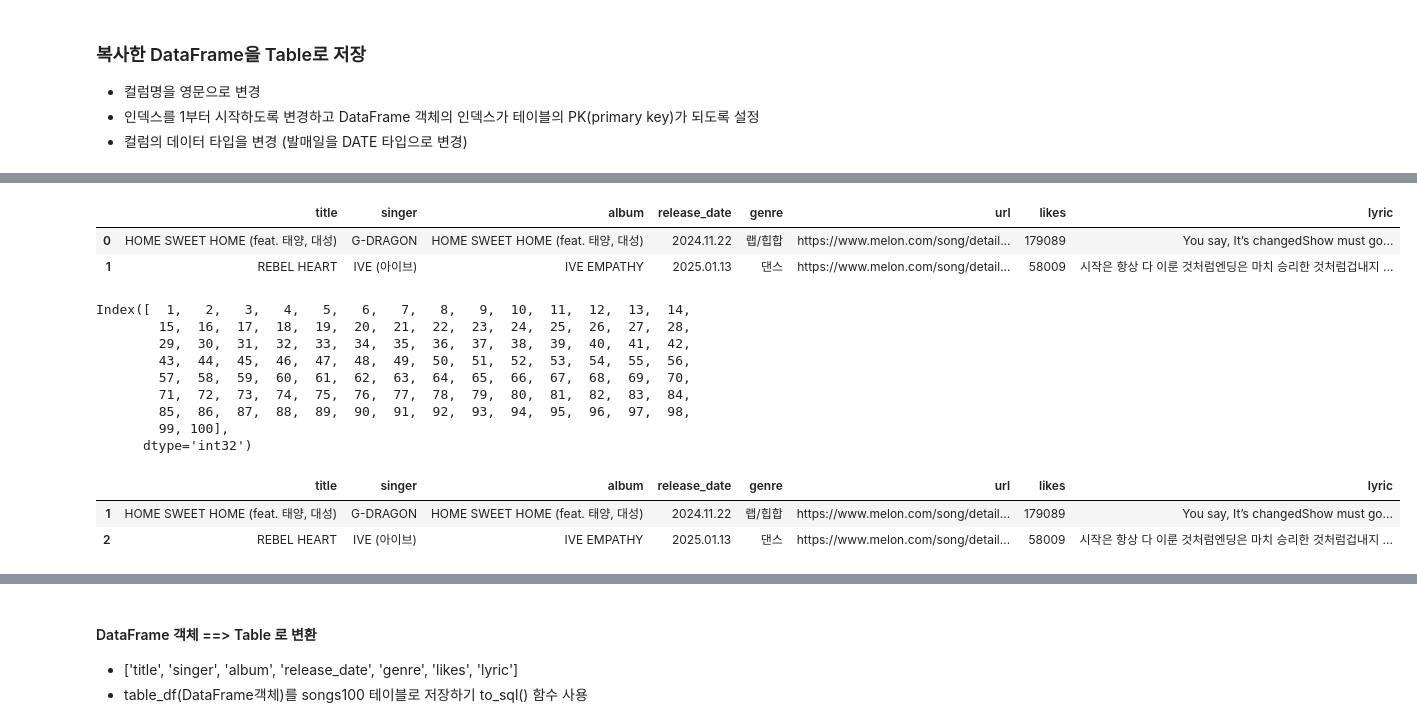
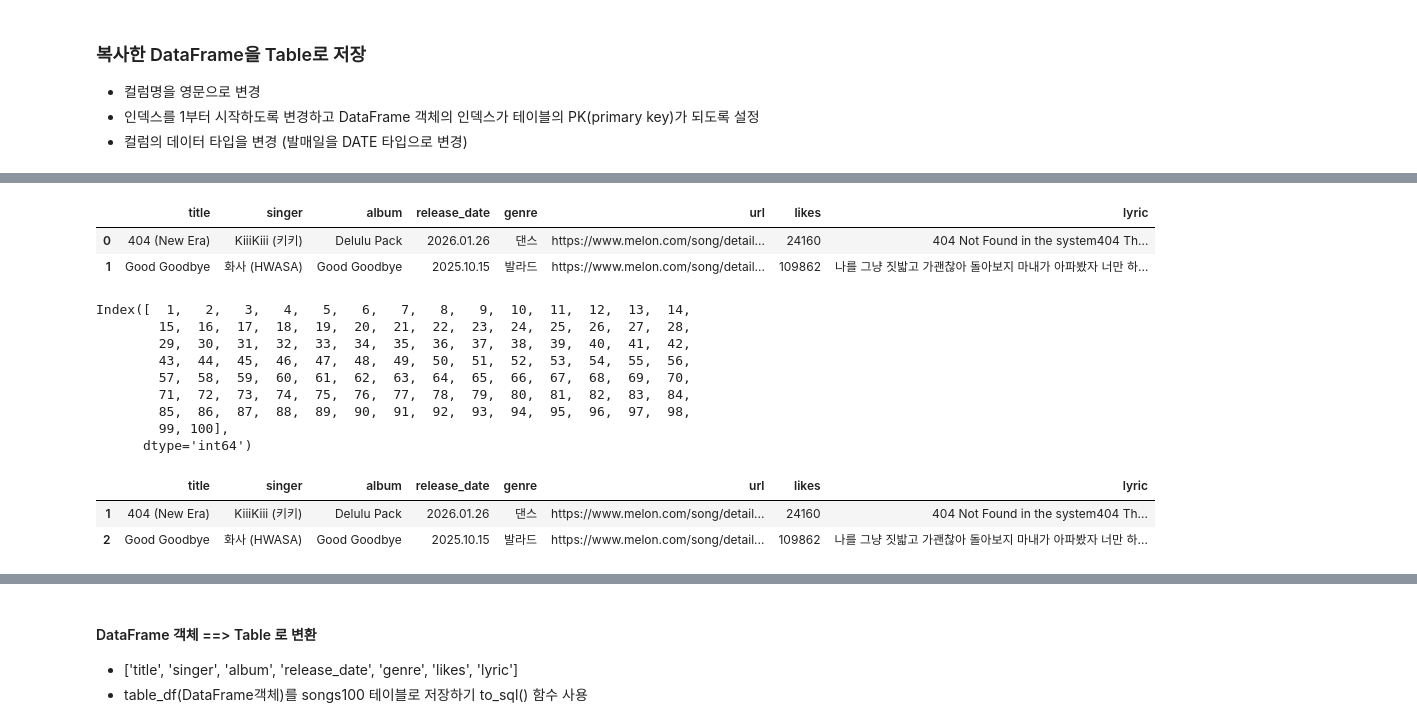
Before and after one commit to yoojisoo99/Python_Webscraping_Analysis, a Jupyter notebook: 04.Melon100차트_데이터파싱_DB저장.ipynb, the cells around one changed output, grey strips where cells are left out. Cells and saved outputs as stored; diff of their text form; code cells hidden in the pictures.

```diff
--- a/04.Melon100차트_데이터파싱_DB저장.ipynb
+++ b/04.Melon100차트_데이터파싱_DB저장.ipynb
@@ -266,6 +306,6 @@ Required-by:
 * 컬럼의 데이터 타입을 변경 (발매일을 DATE 타입으로 변경)
 # %%
 # 기존의 DataFrame의 복사본을 만들기
-# table_df = song_df.copy()
-# table_df.head(3)
+table_df = song_df.copy()
+table_df.head(3)
 # %% [output]
@@ -276,17 +316,17 @@ Required-by:
 # %%
-# table_df.columns = ['title','singer','album','release_date','genre','url','likes','lyric']
-# table_df.head(2)
+table_df.columns = ['title','singer','album','release_date','genre','url','likes','lyric']
+table_df.head(2)
 # %% [output]
 |  | title | singer | album | release_date | genre | url | likes | lyric |
-| 0 | HOME SWEET HOME (feat. 태양, 대성) | G-DRAGON | HOME SWEET HOME (feat. 태양, 대성) | 2024.11.22 | 랩/힙합 | https://www.melon.com/song/detail... | 179089 | You say, It’s changedShow must go... |
-| 1 | REBEL HEART | IVE (아이브) | IVE EMPATHY | 2025.01.13 | 댄스 | https://www.melon.com/song/detail... | 58009 | 시작은 항상 다 이룬 것처럼엔딩은 마치 승리한 것처럼겁내지 ... |
+| 0 | 404 (New Era) | KiiiKiii (키키) | Delulu Pack | 2026.01.26 | 댄스 | https://www.melon.com/song/detail... | 24160 | 404 Not Found in the system404 Th... |
+| 1 | Good Goodbye | 화사 (HWASA) | Good Goodbye | 2025.10.15 | 발라드 | https://www.melon.com/song/detail... | 109862 | 나를 그냥 짓밟고 가괜찮아 돌아보지 마내가 아파봤자 너만 하... |
 # %%
 #index 값의 1 부터 시작하도록 설정
-# import numpy as np
+import numpy as np
 
 #index 변경
-# table_df.index = np.arange(1, len(table_df)+1)
-# table_df.index
+table_df.index = np.arange(1, len(table_df)+1)
+table_df.index
 # %% [output]
 Index([  1,   2,   3,   4,   5,   6,   7,   8,   9,  10,  11,  12,  13,  14,
         15,  16,  17,  18,  19,  20,  21,  22,  23,  24,  25,  26,  27,  28,
@@ -296,11 +336,11 @@ Index([  1,   2,   3,   4,   5,   6,   7,   8,   9,  10,  11,  12,  13,  14,
         71,  72,  73,  74,  75,  76,  77,  78,  79,  80,  81,  82,  83,  84,
         85,  86,  87,  88,  89,  90,  91,  92,  93,  94,  95,  96,  97,  98,
         99, 100],
-      dtype='int32')
+      dtype='int64')
 # %%
-# table_df.head(2)
+table_df.head(2)
 # %% [output]
 |  | title | singer | album | release_date | genre | url | likes | lyric |
-| 1 | HOME SWEET HOME (feat. 태양, 대성) | G-DRAGON | HOME SWEET HOME (feat. 태양, 대성) | 2024.11.22 | 랩/힙합 | https://www.melon.com/song/detail... | 179089 | You say, It’s changedShow must go... |
-| 2 | REBEL HEART | IVE (아이브) | IVE EMPATHY | 2025.01.13 | 댄스 | https://www.melon.com/song/detail... | 58009 | 시작은 항상 다 이룬 것처럼엔딩은 마치 승리한 것처럼겁내지 ... |
+| 1 | 404 (New Era) | KiiiKiii (키키) | Delulu Pack | 2026.01.26 | 댄스 | https://www.melon.com/song/detail... | 24160 | 404 Not Found in the system404 Th... |
+| 2 | Good Goodbye | 화사 (HWASA) | Good Goodbye | 2025.10.15 | 발라드 | https://www.melon.com/song/detail... | 109862 | 나를 그냥 짓밟고 가괜찮아 돌아보지 마내가 아파봤자 너만 하... |
 # %%
```
Also changed, not shown: parts of 17 cells of this notebook, 5 other files.
